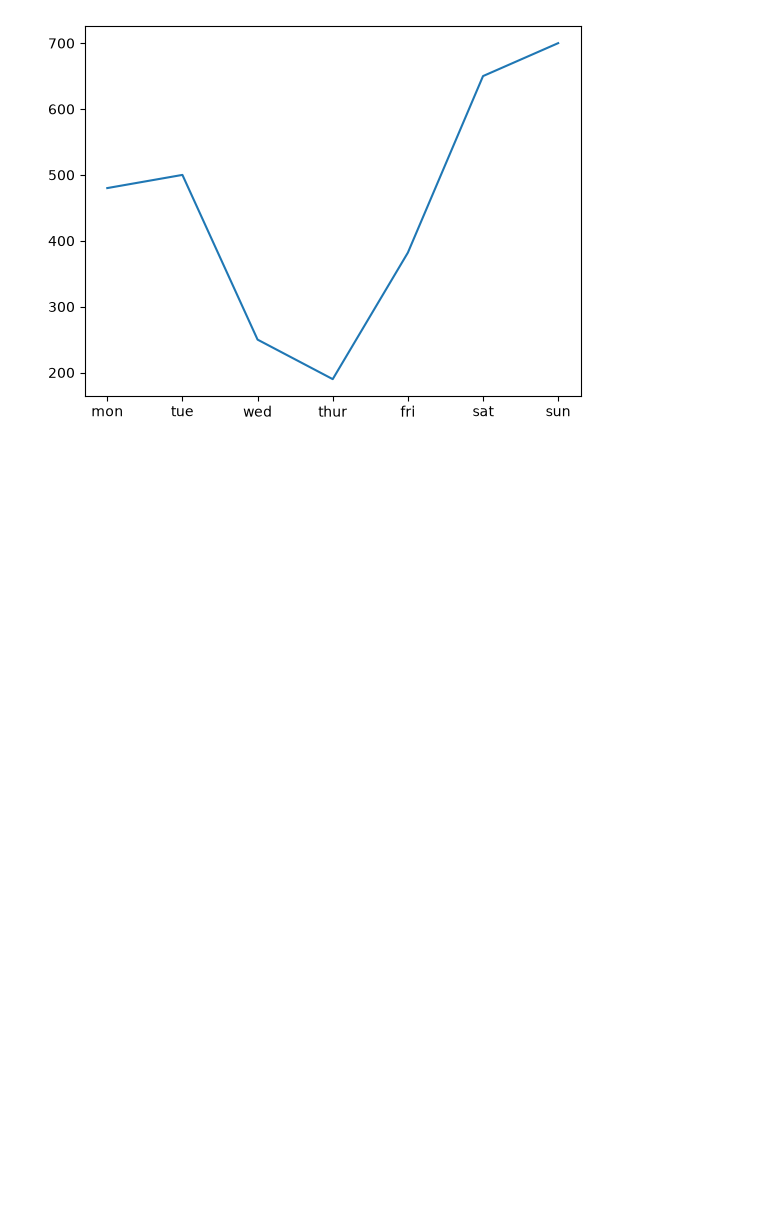
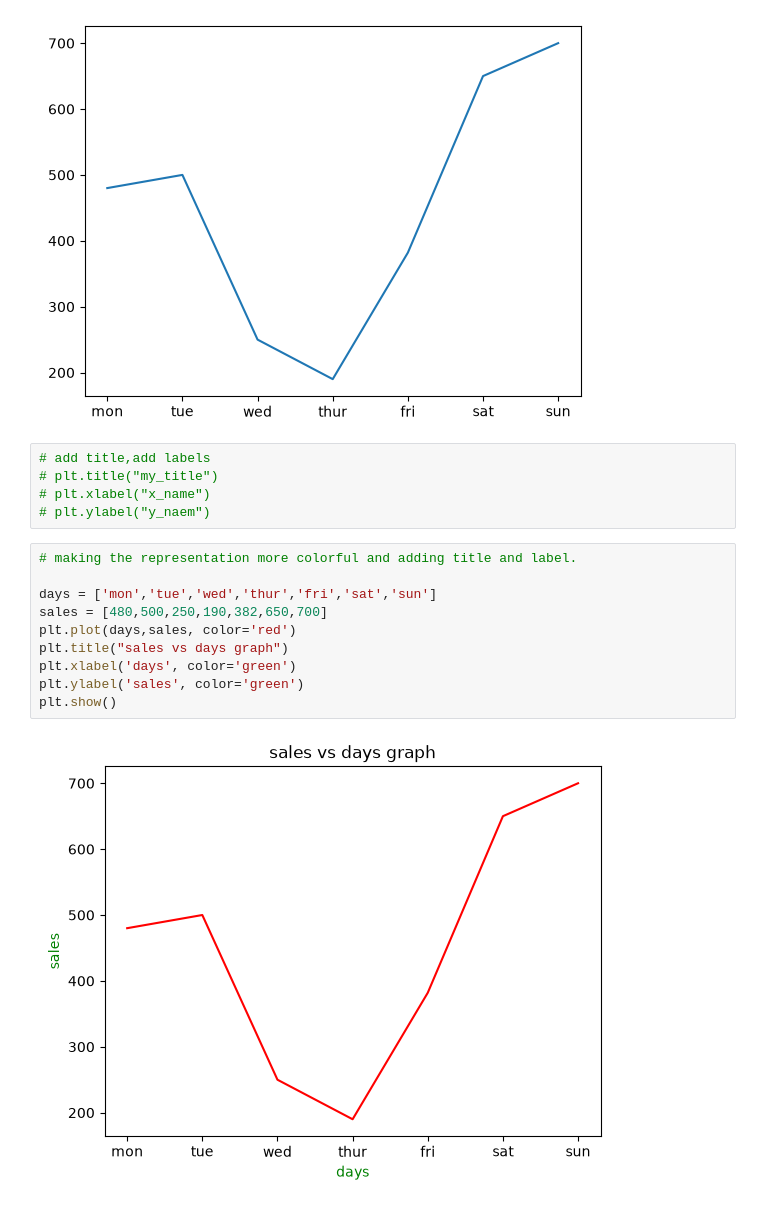
Before and after one commit to AmitKumarPrasad1846/Complete_AI_ML_challenge, a Jupyter notebook: 04_visualisation/visualisation_day_1.ipynb, the cells around one changed output. Saved outputs shown, nothing was run; the diff lists cells and outputs as text; blank space fills up the shorter version.

Commit message:
marker_codes.png added and update 3 on visualisation_day_1

```diff
--- a/04_visualisation/visualisation_day_1.ipynb
+++ b/04_visualisation/visualisation_day_1.ipynb
@@ -48,3 +48,20 @@ plt.plot(days,sales) # plt.plot = it is used for the "line plot"
 plt.show()
 # %% [output]
 [figure]
+# %%
+# add title,add labels
+# plt.title("my_title")
+# plt.xlabel("x_name")
+# plt.ylabel("y_naem")
+# %%
+# making the representation more colorful and adding title and label.
+
+days = ['mon','tue','wed','thur','fri','sat','sun']
+sales = [480,500,250,190,382,650,700]
+plt.plot(days,sales, color='red')
+plt.title("sales vs days graph")
+plt.xlabel('days', color='green')
+plt.ylabel('sales', color='green')
+plt.show()
+# %% [output]
+[figure, added]
```
Also changed, not shown: parts of 1 cell of this notebook, 1 other file.
